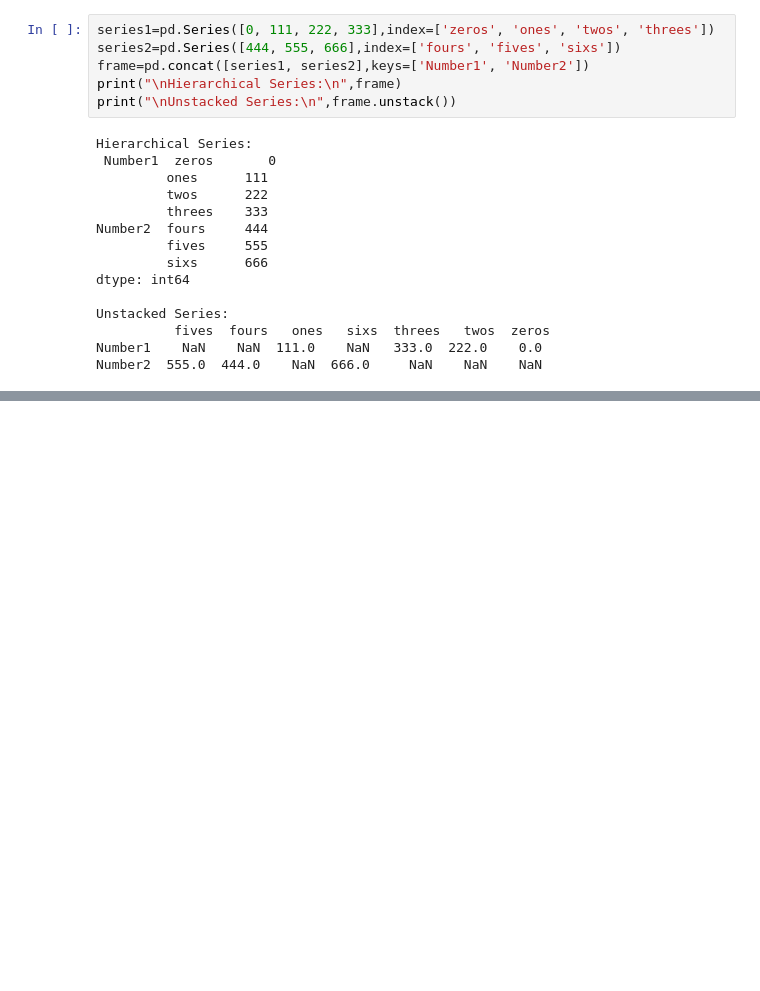
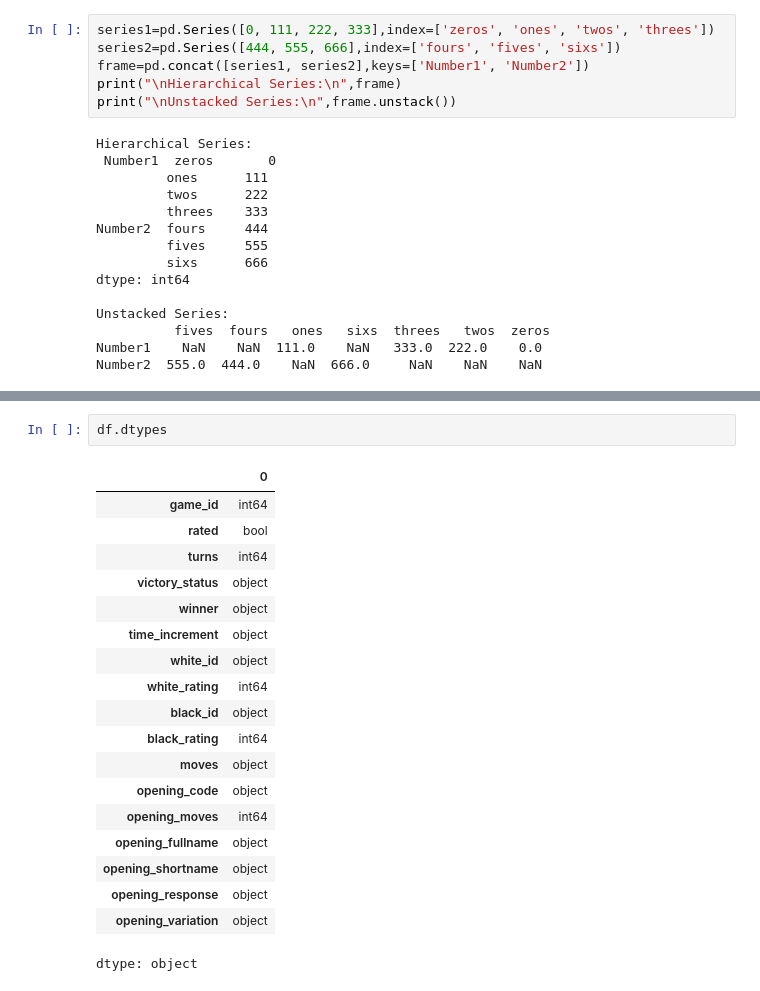
Before and after one commit to TanweerMI/EDA_Labs, a Jupyter notebook: EDA1.ipynb, the cells around one changed output, grey strips where cells are left out. Cells and saved outputs as stored; diff of their text form; blank space fills up the shorter version.

```diff
--- a/EDA1.ipynb
+++ b/EDA1.ipynb
@@ -174,0 +207,22 @@ Number2  555.0  444.0    NaN  666.0     NaN    NaN    NaN
+# %%
+df.dtypes
+# %% [output]
+|  | 0 |
+| game_id | int64 |
+| rated | bool |
+| turns | int64 |
+| victory_status | object |
+| winner | object |
+| time_increment | object |
+| white_id | object |
+| white_rating | int64 |
+| black_id | object |
+| black_rating | int64 |
+| moves | object |
+| opening_code | object |
+| opening_moves | int64 |
+| opening_fullname | object |
+| opening_shortname | object |
+| opening_response | object |
+| opening_variation | object |
+dtype: object
```
Also changed, not shown: parts of 5 cells of this notebook.
